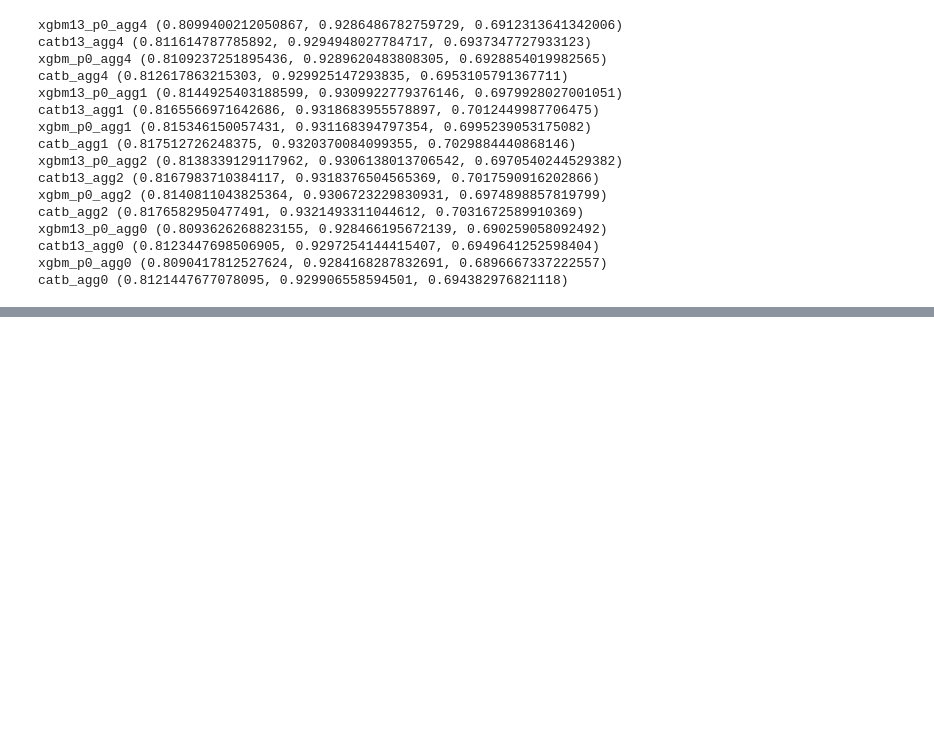
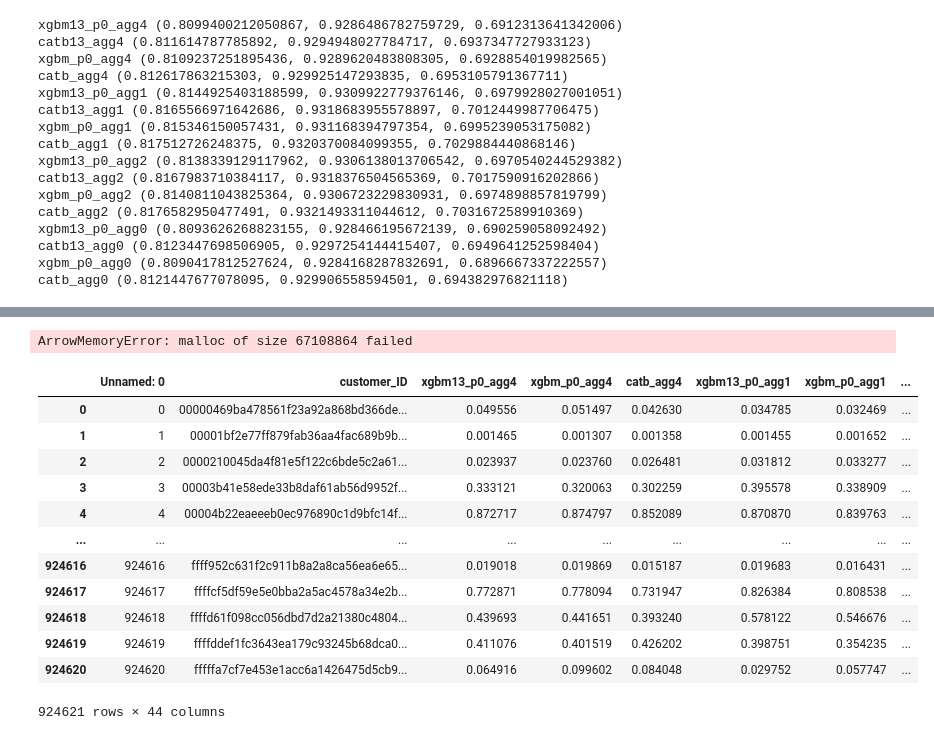
Before and after one commit to NimaMan/probability_of_deafult_prediction, a Jupyter notebook: scripts/ipynb_scripts/error_analysis.ipynb, the cells around one changed output, grey strips where cells are left out. Drawn from its saved outputs; the diff is of its cells as text; code cells hidden in the pictures; blank space fills up the shorter version.

```diff
--- a/scripts/ipynb_scripts/error_analysis.ipynb
+++ b/scripts/ipynb_scripts/error_analysis.ipynb
@@ -329,11 +333,3 @@ K7977_xgb_42 (0.8189282889700134, 0.933001753290392, 0.7048548246496346)
 K7977_xgb_52 (0.8195049058712557, 0.9331826810511682, 0.7058271306913432)
 K7977_xgb_62 (0.8195049058712557, 0.9331826810511682, 0.7058271306913432)
 K7977_xgb_82 (0.8195049058712557, 0.9331826810511682, 0.7058271306913432)
-# %%
-data = df
-data["std"] = data[cols].apply(np.std, axis=1)
-from scipy.stats import kurtosis, skew
-data["skew"] = data[cols].apply(skew, axis=1)
-data["k"] = data[cols].apply(kurtosis, axis=1)
-data["T"] = 0
-data["T"][data.index.isin(c13)] = 1
@@ -478,0 +360,23 @@ amex_metric(df.target.values.reshape(-1), df.mp.values.reshape(-1), return_compo
+# %%
+df = pd.read_csv(PREDDIR+"test_pred.csv")
+# %%
+cols = ["catb_agg1", "catb_agg2", "K7977_xgb_52", "K7977_xgb_62", "K7977_xgb_82","K7977_catb_52" ,"K7977_focal_52" ,
+        "K7977_catb_62", "K7977_focal_62", "K7977_catb_82", "K7977_focal_82", "K7977_focal_xgb_42", "K7977_focal_xgb_52", "K7977_focal_xgb_62"]
+
+df[cols] = df[cols].rank(pct=True, axis=0)
+df["STD"] = df[cols].apply(np.std, axis=1)
+df["STD"] = df["STD"]/df["STD"].max()
+cols.append("STD")
+# %%
+def add_time_feature_test(data):
+    customers_count = pd.read_parquet(TESTDATA).customer_ID.value_counts()
+    data["T"] = 0
+    data["T"].loc[customers_count.index] = customers_count.values.tolist()
+    data["T"] = data["T"]/data["T"].max()
+
+    return data
+
+df = add_time_feature_test(df)
+cols.append("T")
+# %% [output]
+ArrowMemoryError: malloc of size 67108864 failed
@@ -478,0 +386,16 @@ amex_metric(df.target.values.reshape(-1), df.mp.values.reshape(-1), return_compo
+# %%
+df
+# %% [output]
+|  | Unnamed: 0 | customer_ID | xgbm13_p0_agg4 | xgbm_p0_agg4 | catb_agg4 | xgbm13_p0_agg1 | xgbm_p0_agg1 | ... |
+| 0 | 0 | 00000469ba478561f23a92a868bd366de... | 0.049556 | 0.051497 | 0.042630 | 0.034785 | 0.032469 | ... |
+| 1 | 1 | 00001bf2e77ff879fab36aa4fac689b9b... | 0.001465 | 0.001307 | 0.001358 | 0.001455 | 0.001652 | ... |
+| 2 | 2 | 0000210045da4f81e5f122c6bde5c2a61... | 0.023937 | 0.023760 | 0.026481 | 0.031812 | 0.033277 | ... |
+| 3 | 3 | 00003b41e58ede33b8daf61ab56d9952f... | 0.333121 | 0.320063 | 0.302259 | 0.395578 | 0.338909 | ... |
+| 4 | 4 | 00004b22eaeeeb0ec976890c1d9bfc14f... | 0.872717 | 0.874797 | 0.852089 | 0.870870 | 0.839763 | ... |
+| ... | ... | ... | ... | ... | ... | ... | ... | ... |
+| 924616 | 924616 | ffff952c631f2c911b8a2a8ca56ea6e65... | 0.019018 | 0.019869 | 0.015187 | 0.019683 | 0.016431 | ... |
+| 924617 | 924617 | ffffcf5df59e5e0bba2a5ac4578a34e2b... | 0.772871 | 0.778094 | 0.731947 | 0.826384 | 0.808538 | ... |
+| 924618 | 924618 | ffffd61f098cc056dbd7d2a21380c4804... | 0.439693 | 0.441651 | 0.393240 | 0.578122 | 0.546676 | ... |
+| 924619 | 924619 | ffffddef1fc3643ea179c93245b68dca0... | 0.411076 | 0.401519 | 0.426202 | 0.398751 | 0.354235 | ... |
+| 924620 | 924620 | fffffa7cf7e453e1acc6a1426475d5cb9... | 0.064916 | 0.099602 | 0.084048 | 0.029752 | 0.057747 | ... |
+924621 rows × 44 columns
```
Also changed, not shown: parts of 25 cells of this notebook, 8 other files.
